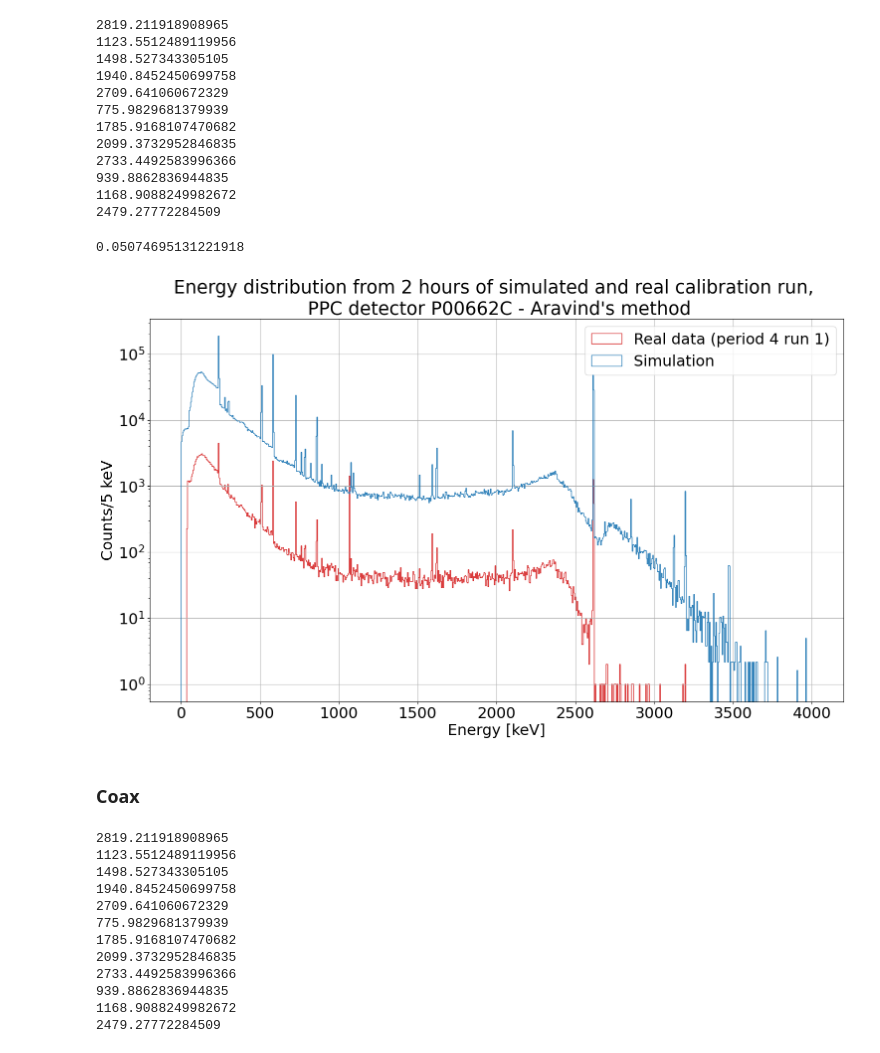
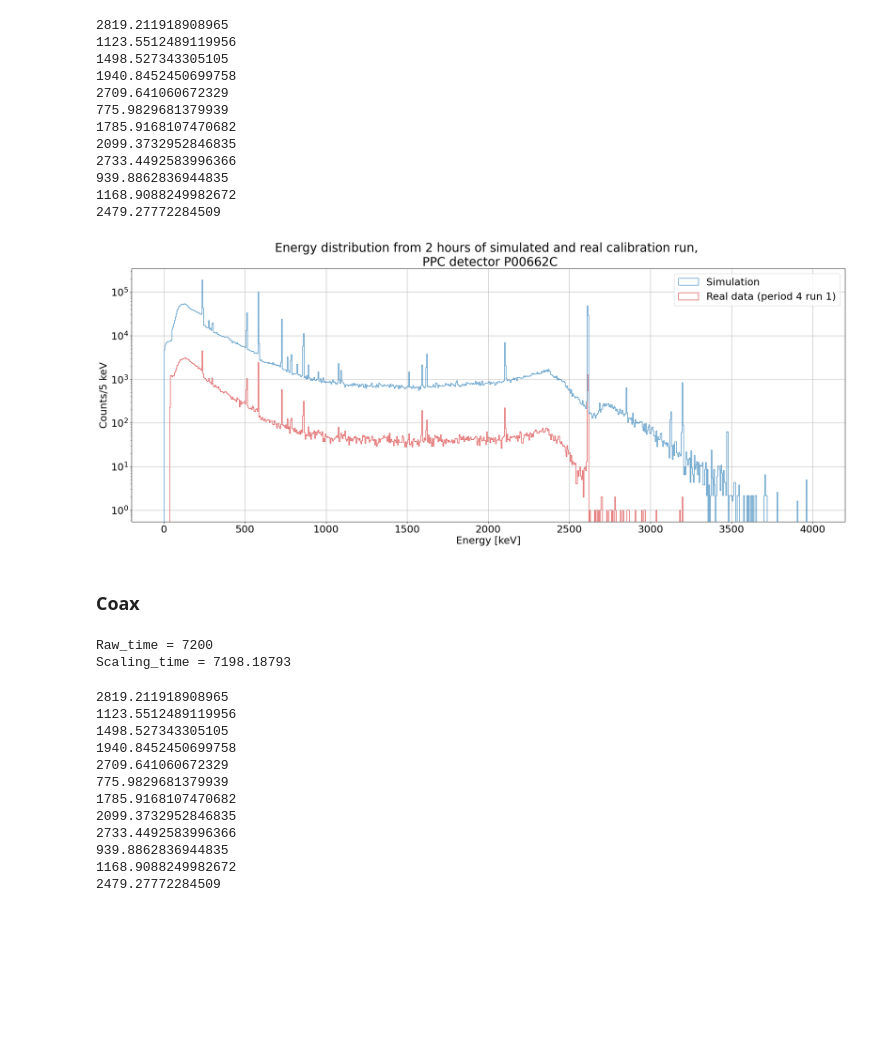
Before and after one commit to gloriasenatore/reMaGe_results, a Jupyter notebook: read_lh5.ipynb, the cells around one changed output. Cells and saved outputs as stored; diff of their text form; code cells hidden in the pictures; blank space fills up the shorter version.

```diff
--- a/read_lh5.ipynb
+++ b/read_lh5.ipynb
@@ -394,7 +424,7 @@ plt.show()
 # %%
-my_file = open("real_data_all_detectors_ICPC_27_september.txt", "w")
-for i in range (len(data_single.zacEmax_cal)):
-    my_file.write(str(data_single.zacEmax_cal[i]) + "\n")
+my_file = open("real_data_all_detectors_ICPC_29_october.txt", "w")
+for i in range (len(data_no_pulser_clean.zacEmax_cal)):
+    my_file.write(str(data_no_pulser_clean.zacEmax_cal[i]) + "\n")
     #print(str(bins[i]) + "\t" + str(hist_data[0][i]))
 my_file.close()
 # %% [markdown]
@@ -407,9 +437,13 @@ pht_data = lh5.read_as(
     library="ak" #data should be read into the awkward array format
 )
 
-data_single = pht_data[(pht_data.zacEmax_cal < 4000) & (pht_data.zacEmax_cal > 0) & (pht_data.is_valid_cal == 1)]
+data.append(pht_data.zacEmax_cal)
+data_no_pulser = remove_pulser(files_tcm[0][0][0:29], 1081601, 5, pht_data) #data[0])
+data_no_pulser_clean = data_no_pulser[(data_no_pulser.zacEmax_cal < 4000) & (data_no_pulser.zacEmax_cal > 0) & (data_no_pulser.is_valid_cal == 1)]
-# %%
-def rescaling_histo(data, activity, time, bins):
-    (counts, bins) = np.histogram(data, bins=bins, range=(0, 4000)) #, density=True)
-    counts = counts*activity*time
-    return counts, bins
+# %%
+#Correcting the scaling time removing the time corresponded to the events filtered out
+time = 120*60
+scaling_time = time-((len(data[0])-len(data_no_pulser_clean))*130E-6)
+print("Raw_time = " + str(time))
+print("Scaling_time = " + str(scaling_time))
+time = scaling_time
@@ -438,25 +475,21 @@ for i in range(1,4):
 939.8862836944835
 1168.9088249982672
 2479.27772284509
-# %%
-sum_data_sim/sum_data_sim_tot
-# %% [output]
-0.05074695131221918
 # %%
 counts_sim = counts_sim/5E6 #*sum_data_sim/sum_data_sim_tot
 # %%
 _, ax = plt.subplots()
 #ax.hist(all_data.trapEmax, bins=500, label='trap', color='C1')
-hist_data = ax.hist(data_single.zacEmax_cal, bins=800, label='Real data (period 4 run 1)', range=[0, 4000], color='C3', histtype='step', zorder=0)
 hist_sim = ax.hist(bins[:-1], bins, weights=counts_sim, label='Simulation', range=[0, 4000], color='C2', histtype='step', zorder=10)
+hist_data = ax.hist(data_no_pulser_clean.zacEmax_cal, bins=800, label='Real data (period 4 run 1)', range=[0, 4000], color='C3', histtype='step', zorder=0)
 plt.legend()
 plt.yscale("log")
 plt.xlabel("Energy [keV]")
 plt.ylabel('Counts/5 keV')
-plt.title('Energy distribution from 2 hours of simulated and real calibration run, \n PPC detector P00662C - Aravind\'s method')
+plt.title('Energy distribution from 2 hours of simulated and real calibration run, \n PPC detector P00662C')
 plt.grid()
-#plt.savefig('sim_vs_real_cal_spectra_ppc_onlysimSIS3.png', bbox_inches='tight')
+plt.savefig('sim_vs_real_cal_spectra_ppc_29_october.png', bbox_inches='tight')
 plt.show()
 # %% [output]
-[figure, old version]
+[figure, new version]
 # %%
@@ -479,3 +514,13 @@ data_single = pht_data[(pht_data.zacEmax_cal < 4000) & (pht_data.zacEmax_cal > 0
+# %%
+#Correcting the scaling time removing the time corresponded to the events filtered out
+time = 120*60
+scaling_time = time-((len(data[0])-len(data_no_pulser_clean))*130E-6)
+print("Raw_time = " + str(time))
+print("Scaling_time = " + str(scaling_time))
+time = scaling_time
+# %% [output]
+Raw_time = 7200
+Scaling_time = 7198.18793
 # %%
 counts_sim = np.zeros(shape=800)
 k = 0
```
Also changed, not shown: parts of 51 cells of this notebook, 2 other files.
